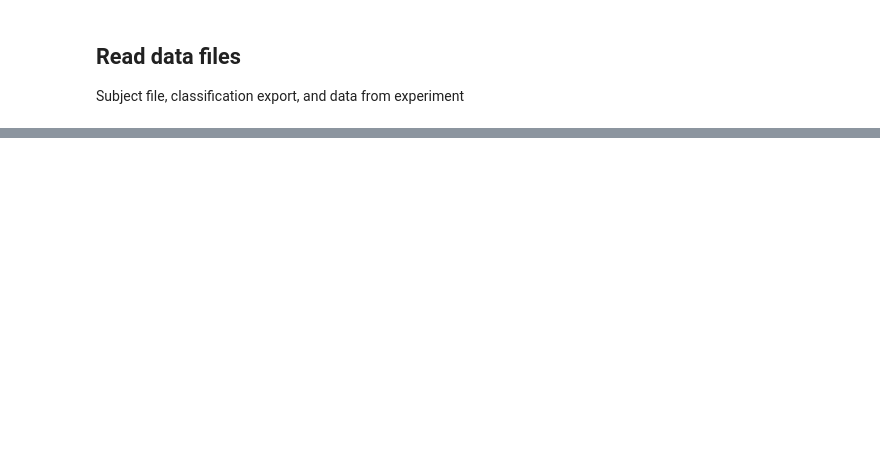
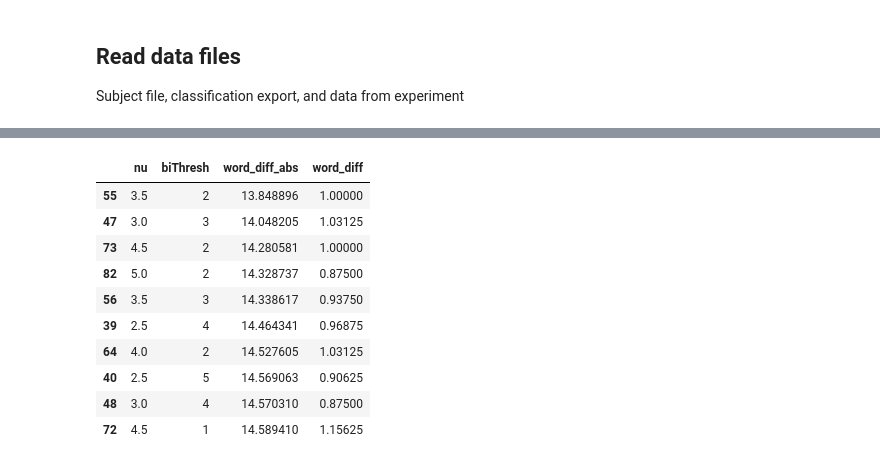
Before and after one commit to danhan52/text_segmentation, a Jupyter notebook: DCW_segmentation_analysis.ipynb, the cells around one changed output, grey strips where cells are left out. Saved outputs shown, nothing was run; the diff lists cells and outputs as text; code cells hidden in the pictures; blank space fills up the shorter version.

```diff
--- a/DCW_segmentation_analysis.ipynb
+++ b/DCW_segmentation_analysis.ipynb
@@ -72,0 +117,14 @@ for nu in nuOpt:
+# %%
+sorted_error.iloc[0:10]
+# %% [output]
+|  | nu | biThresh | word_diff_abs | word_diff |
+| 55 | 3.5 | 2 | 13.848896 | 1.00000 |
+| 47 | 3.0 | 3 | 14.048205 | 1.03125 |
+| 73 | 4.5 | 2 | 14.280581 | 1.00000 |
+| 82 | 5.0 | 2 | 14.328737 | 0.87500 |
+| 56 | 3.5 | 3 | 14.338617 | 0.93750 |
+| 39 | 2.5 | 4 | 14.464341 | 0.96875 |
+| 64 | 4.0 | 2 | 14.527605 | 1.03125 |
+| 40 | 2.5 | 5 | 14.569063 | 0.90625 |
+| 48 | 3.0 | 4 | 14.570310 | 0.87500 |
+| 72 | 4.5 | 1 | 14.589410 | 1.15625 |
```
Also changed, not shown: parts of 9 cells of this notebook, 3 other files.
